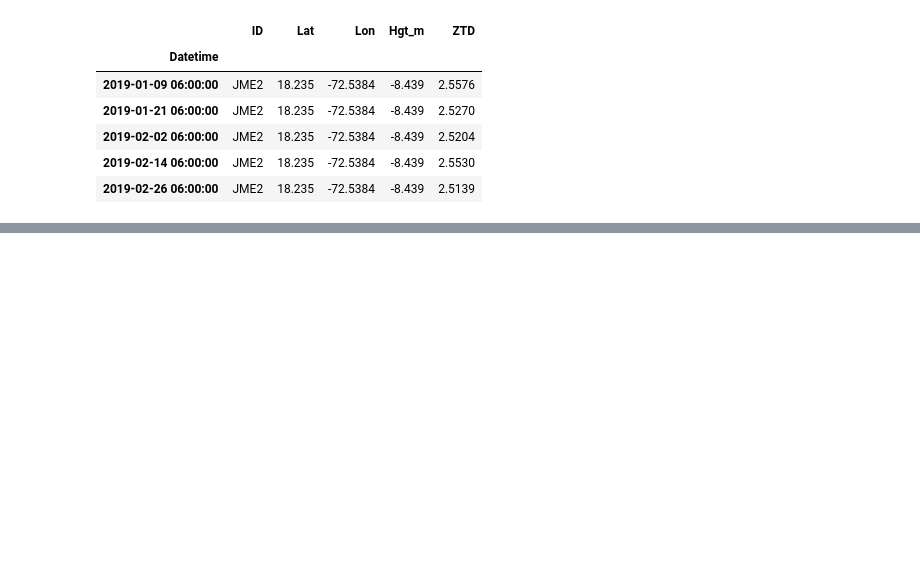
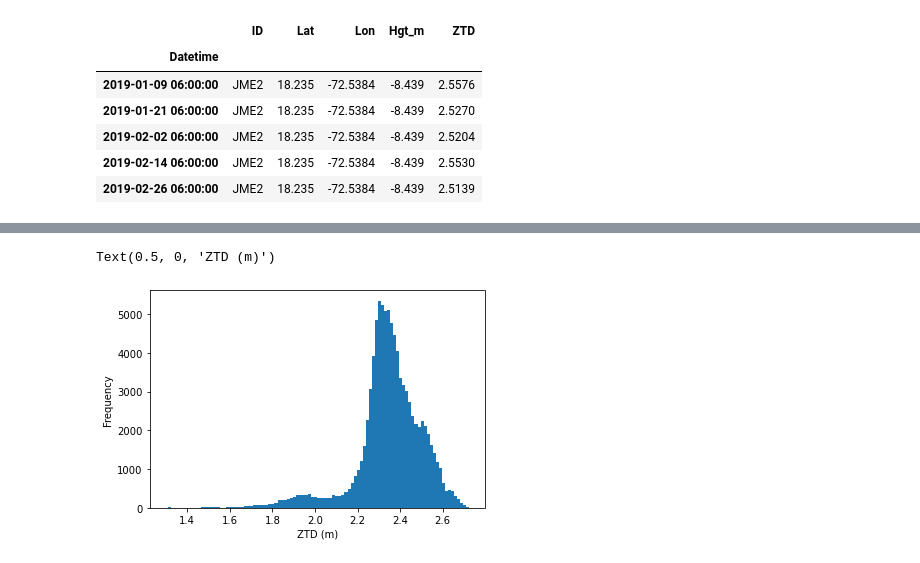
Before and after one commit to dbekaert/RAiDER-docs, a Jupyter notebook: notebooks/Pandas_tutorial/Pandas_tutorial.ipynb, the cells around one changed output, grey strips where cells are left out. Saved outputs shown, nothing was run; the diff lists cells and outputs as text; code cells hidden in the pictures; blank space fills up the shorter version.

```diff
--- a/notebooks/Pandas_tutorial/Pandas_tutorial.ipynb
+++ b/notebooks/Pandas_tutorial/Pandas_tutorial.ipynb
@@ -126,0 +157,4 @@ plt.show()
+# %%
+# Or mathematical operations:
+noisy = np.nanmean(df['ZTD']) + np.nanstd(df['ZTD'])*np.random.randn(len(df))
+print(noisy)
@@ -126,0 +163,6 @@ plt.show()
+# %%
+# We can assign the output of an operation to a new column
+df['ZTD_noisy'] = noisy
+# %%
+# And we can take operations of several columns
+df['ZTD_diff'] = df['ZTD'] - df['ZTD_noisy']
@@ -126,0 +208,5 @@ plt.show()
+# %%
+# We can assign the index to be a column, operate on it, and then drop the added column
+df['dt'] = df.index
+df['fracYear'] = df['dt'].apply(lambda x: dt2fracYear(x))
+df.drop('dt', axis=1)
@@ -126,0 +253,7 @@ plt.show()
+# %%
+# We can create different plots, depending on the type of variable we are interested in
+df['ZTD'].plot.hist(bins=100)
+plt.xlabel('ZTD (m)')
+# %% [output]
+Text(0.5, 0, 'ZTD (m)')
+[figure, added]
```
Also changed, not shown: parts of 19 cells of this notebook.
